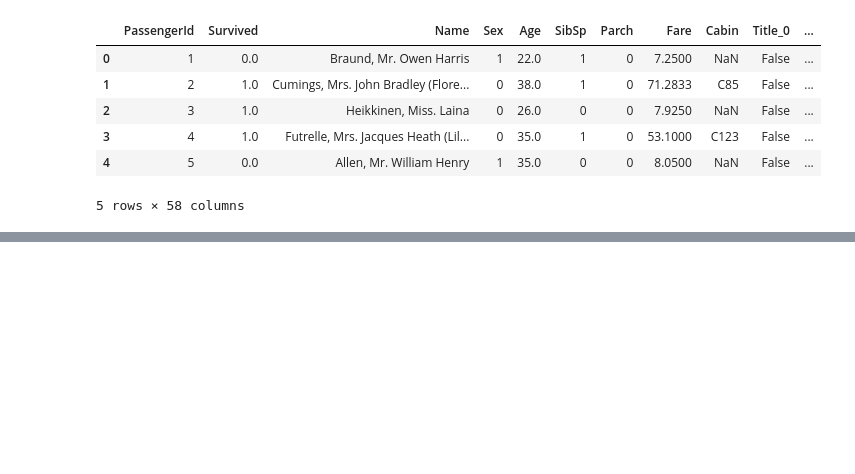
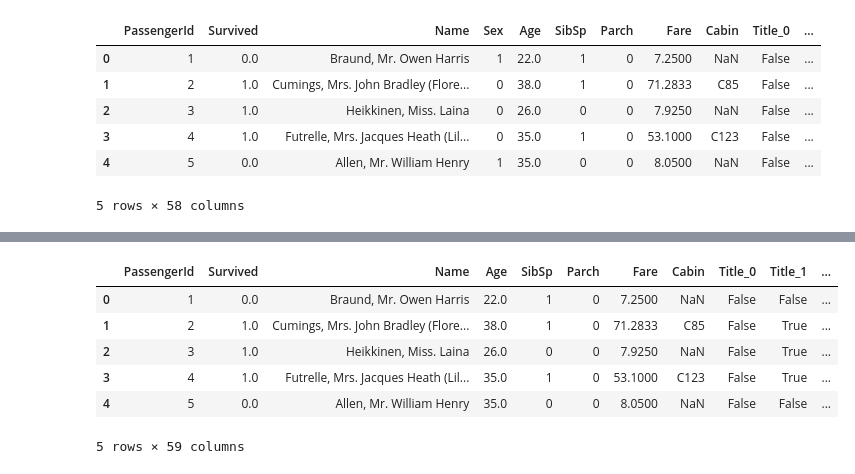
Before and after one commit to MertHasanAslan/titanic_ml, a Jupyter notebook: src/titanic_ml.ipynb, the cells around one changed output, grey strips where cells are left out. Cells and saved outputs as stored; diff of their text form; code cells hidden in the pictures; blank space fills up the shorter version.

```diff
--- a/src/titanic_ml.ipynb
+++ b/src/titanic_ml.ipynb
@@ -819,0 +838,12 @@ full_df.head(5)
+# %%
+full_df["Sex"] = full_df["Sex"].astype("category")
+full_df = pd.get_dummies(data=full_df, columns=["Sex"], prefix="Sex")
+full_df.head(5)
+# %% [output]
+|  | PassengerId | Survived | Name | Age | SibSp | Parch | Fare | Cabin | Title_0 | Title_1 | ... |
+| 0 | 1 | 0.0 | Braund, Mr. Owen Harris | 22.0 | 1 | 0 | 7.2500 | NaN | False | False | ... |
+| 1 | 2 | 1.0 | Cumings, Mrs. John Bradley (Flore... | 38.0 | 1 | 0 | 71.2833 | C85 | False | True | ... |
+| 2 | 3 | 1.0 | Heikkinen, Miss. Laina | 26.0 | 0 | 0 | 7.9250 | NaN | False | True | ... |
+| 3 | 4 | 1.0 | Futrelle, Mrs. Jacques Heath (Lil... | 35.0 | 1 | 0 | 53.1000 | C123 | False | True | ... |
+| 4 | 5 | 0.0 | Allen, Mr. William Henry | 35.0 | 0 | 0 | 8.0500 | NaN | False | False | ... |
+5 rows × 59 columns
```
Also changed, not shown: parts of 6 cells of this notebook.
